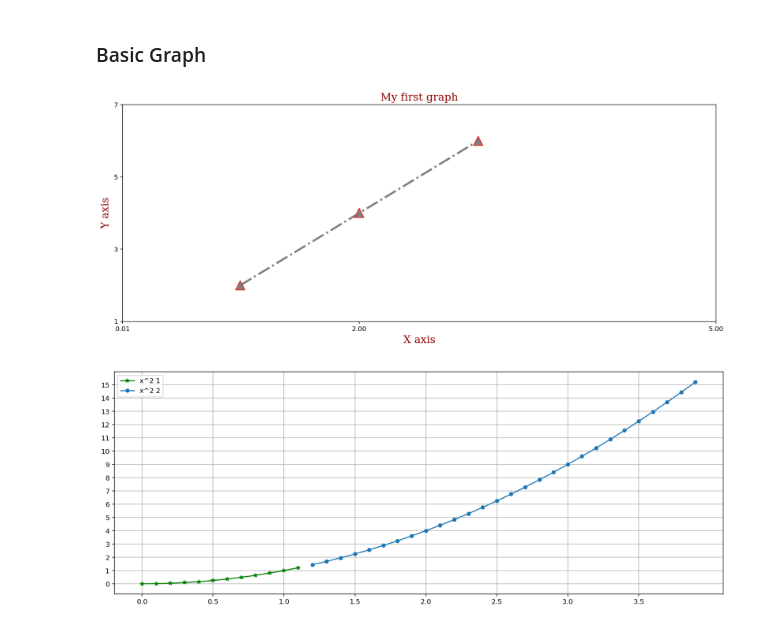
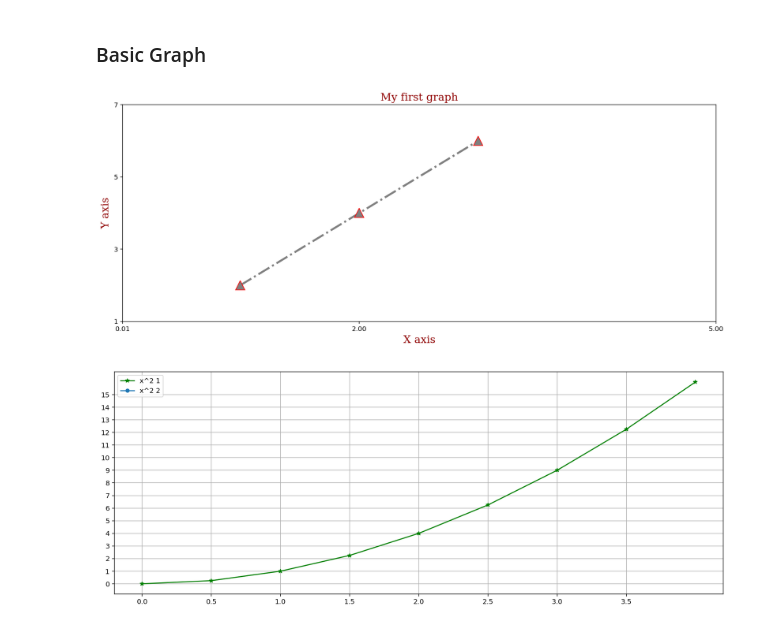
Before and after one commit to KVN2099/Matplotlib-Practice, a Jupyter notebook: main.ipynb, the cells around one changed output. Saved outputs shown, nothing was run; the diff lists cells and outputs as text; code cells hidden in the pictures.

Commit message:
Added new graph

```diff
--- a/main.ipynb
+++ b/main.ipynb
@@ -11,32 +11,33 @@ x = [1, 2, 3]
 y = [2, 4, 6]
 
 font = {'fontname': 'serif',
         'color':  'darkred',
         'weight': 'normal',
         'size': 16,
         }
 
 # Line 1
 plt.figure(figsize=(16, 6), dpi=144)
 plt.plot(x, y, label='2x', linewidth=3, linestyle='-.', marker='^', markersize=14, markeredgecolor='red', color='gray')
 plt.xticks([0.01, 2, 5])
 plt.yticks((1, 3, 5, 7))
 plt.title('My first graph', fontdict=font)
 plt.xlabel('X axis', fontdict=font)
 plt.ylabel('Y axis', fontdict=font)
 
 # Line 2
 plt.figure(figsize=(16, 6), dpi=144)
-x2 = np.arange(0, 4, 0.1)
+x2 = np.arange(0, 4.5, 0.5)
 plt.plot(x2[:12], x2[:12]**2, 'g*-', label='x^2 1')
 plt.plot(x2[11:], x2[11:]**2, marker='o', label='x^2 2', markersize=5)
 
 plt.xticks(np.arange(0, 4, 0.5))
 plt.yticks(np.arange(0, 16, 1))
 
 plt.grid()
 plt.legend()
+plt.savefig('mygraph.png', dpi=400)
 plt.show()
 # %% [output]
 [figure]
-[figure, old version]
+[figure, new version]
```
Also changed, not shown: parts of 2 cells of this notebook, 1 other file.
